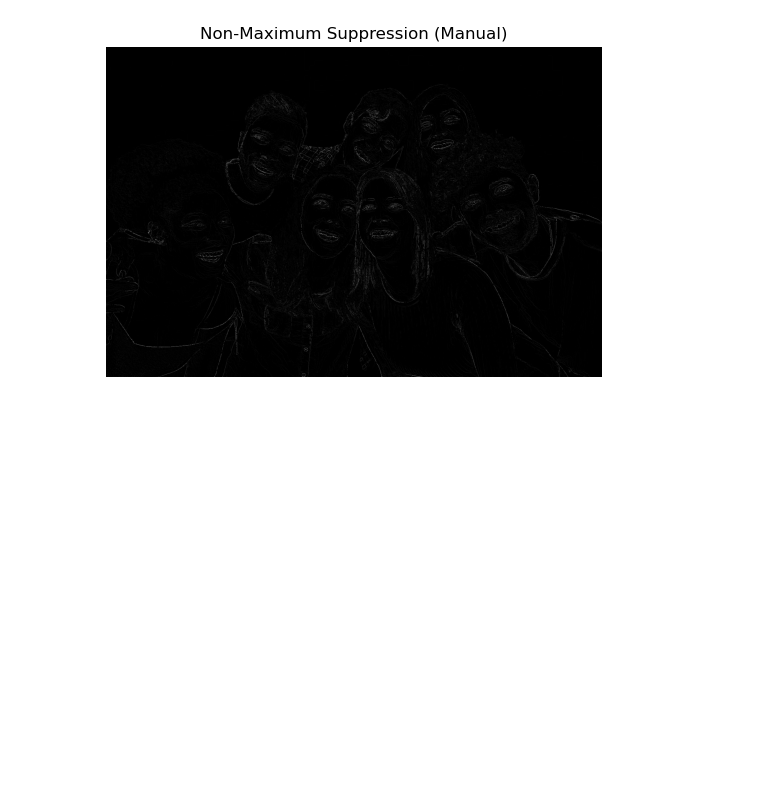
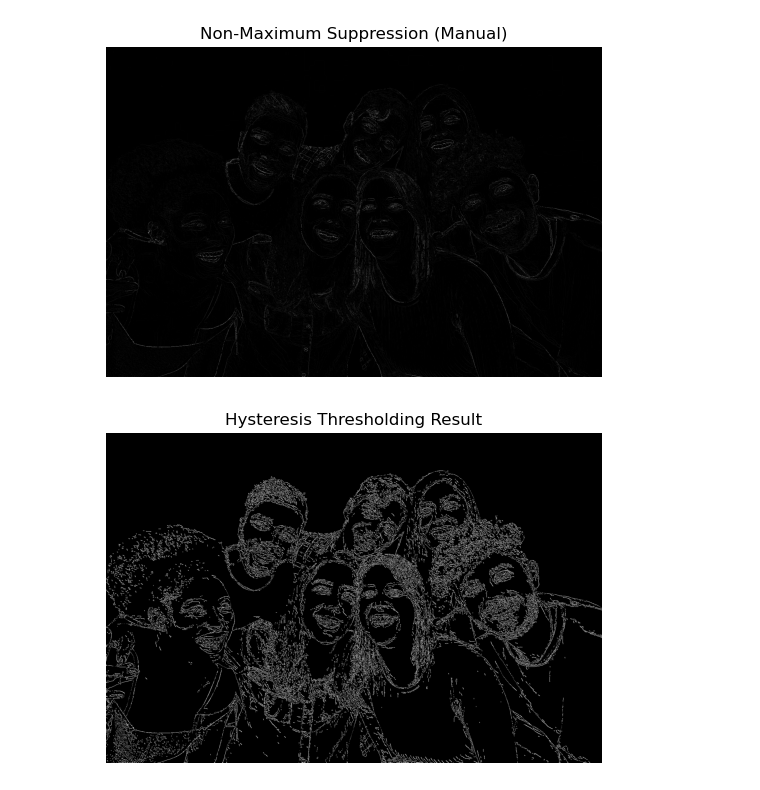
Before and after one commit to TAM360/computer-vision, a Jupyter notebook: assignment-1/canny-edge-detection.ipynb, the cells around one changed output. Cells and saved outputs as stored; diff of their text form; code cells hidden in the pictures; blank space fills up the shorter version.

Commit message:
feat: add hysterisis thresholding.

```diff
--- a/assignment-1/canny-edge-detection.ipynb
+++ b/assignment-1/canny-edge-detection.ipynb
@@ -288,3 +327,18 @@ plt.axis("off")
 plt.show()
 # %% [output]
 [figure]
+# %%
+# Define low and high thresholds
+low_threshold = 25
+high_threshold = 50
+
+# Apply hysteresis thresholding
+hysteresis_image = hysteresis_thresholding(nms_image, low_threshold, high_threshold)
+
+# Display the result
+plt.imshow(hysteresis_image, cmap='gray')
+plt.title('Hysteresis Thresholding Result')
+plt.axis('off')
+plt.show()
+# %% [output]
+[figure, added]
```
Also changed, not shown: parts of 1 cell of this notebook.
